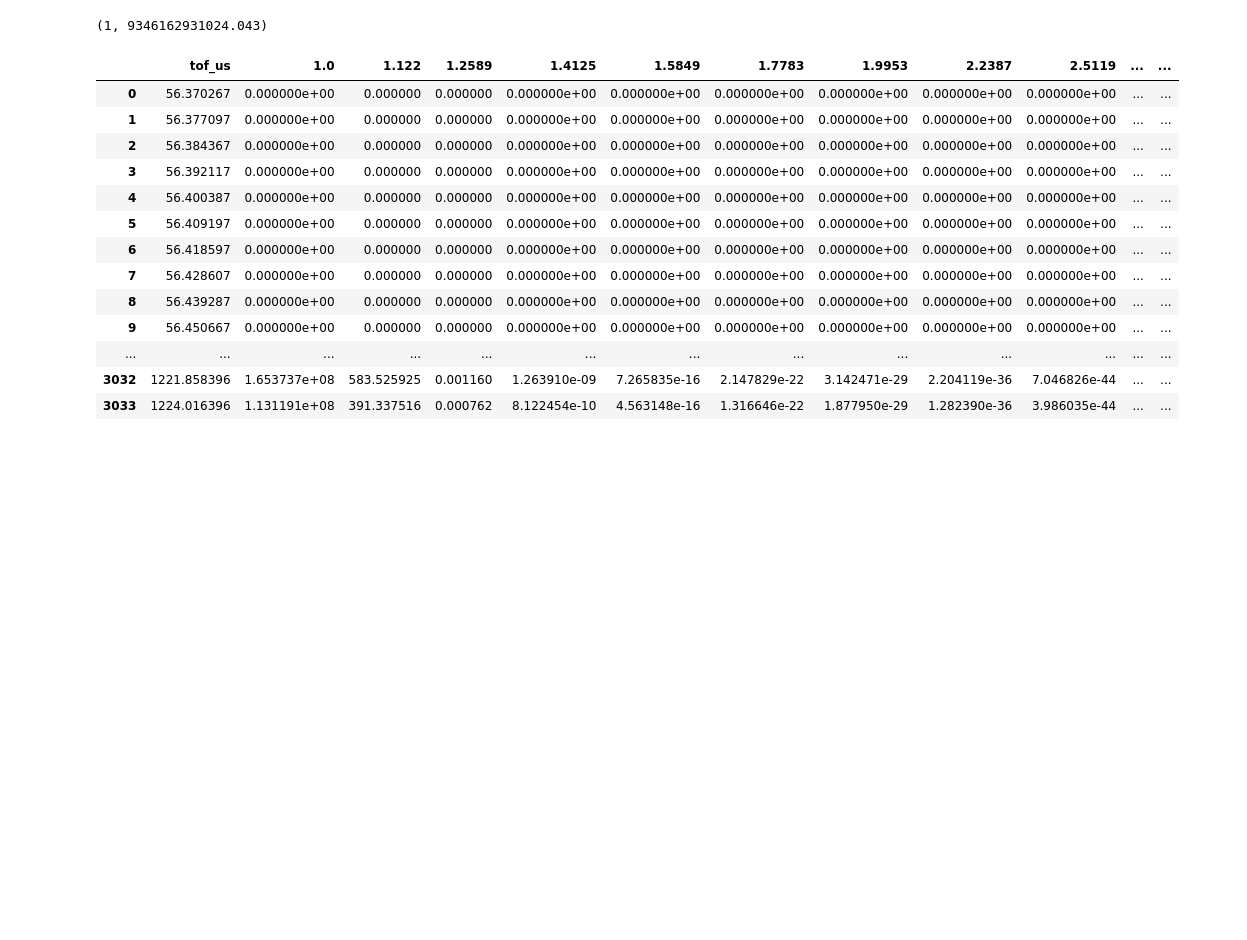
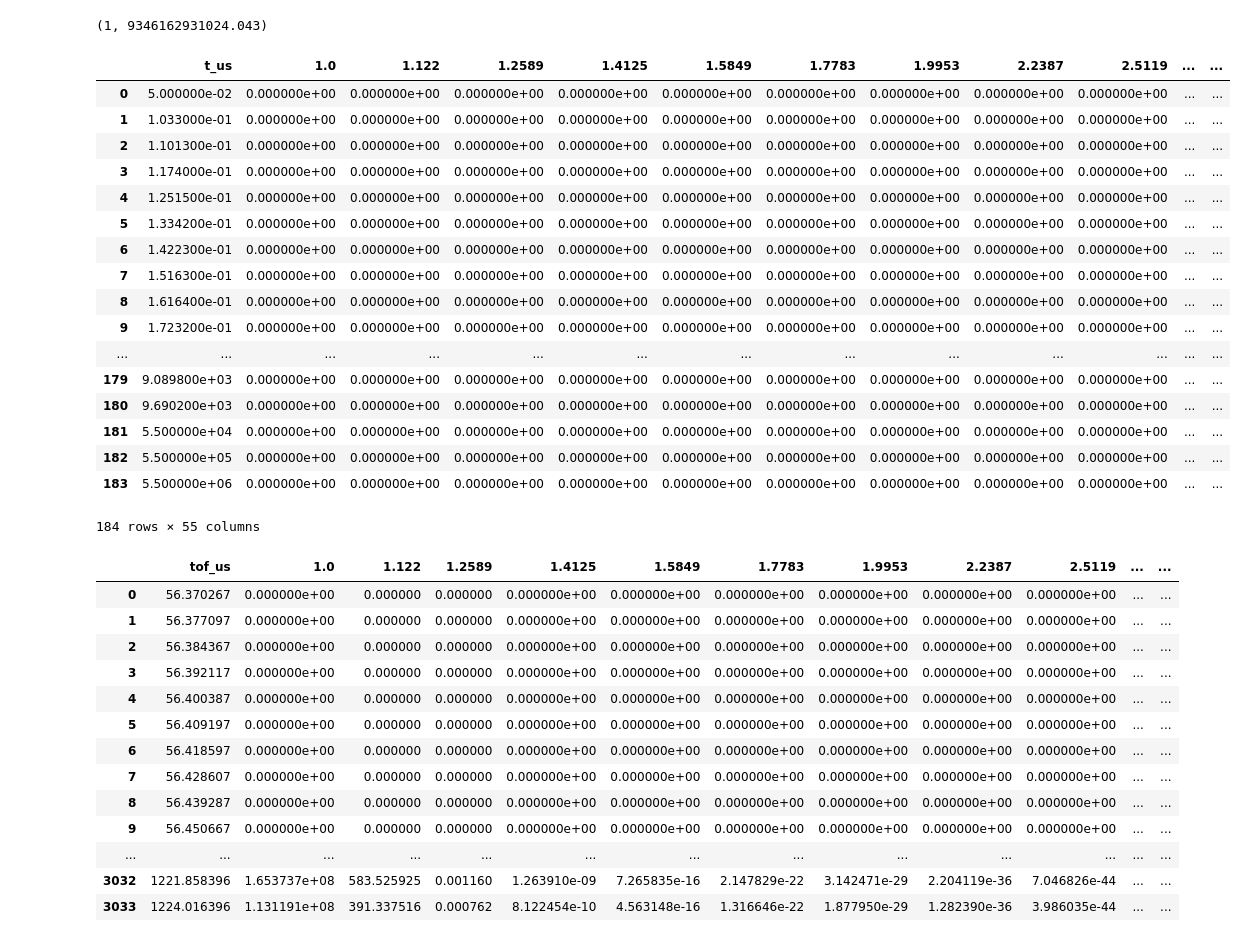
Before and after one commit to ornlneutronimaging/ResoFit, a Jupyter notebook: ResoFit/fit_neutron_pulse_shape-Copy2.ipynb, the cells around one changed output. Drawn from its saved outputs; the diff is of its cells as text; code cells hidden in the pictures; blank space fills up the shorter version.

```diff
--- a/ResoFit/fit_neutron_pulse_shape-Copy2.ipynb
+++ b/ResoFit/fit_neutron_pulse_shape-Copy2.ipynb
@@ -87,6 +100,27 @@ ax1.set_ylim(bottom=1)
 [interactive output not drawn]
 [interactive output not drawn]
 (1, 9346162931024.043)
+# %%
+neutron_pulse.shape_df_interp
+# %% [output]
+|  | t_us | 1.0 | 1.122 | 1.2589 | 1.4125 | 1.5849 | 1.7783 | 1.9953 | 2.2387 | 2.5119 | ... | ... |
+| 0 | 5.000000e-02 | 0.000000e+00 | 0.000000e+00 | 0.000000e+00 | 0.000000e+00 | 0.000000e+00 | 0.000000e+00 | 0.000000e+00 | 0.000000e+00 | 0.000000e+00 | ... | ... |
+| 1 | 1.033000e-01 | 0.000000e+00 | 0.000000e+00 | 0.000000e+00 | 0.000000e+00 | 0.000000e+00 | 0.000000e+00 | 0.000000e+00 | 0.000000e+00 | 0.000000e+00 | ... | ... |
+| 2 | 1.101300e-01 | 0.000000e+00 | 0.000000e+00 | 0.000000e+00 | 0.000000e+00 | 0.000000e+00 | 0.000000e+00 | 0.000000e+00 | 0.000000e+00 | 0.000000e+00 | ... | ... |
+| 3 | 1.174000e-01 | 0.000000e+00 | 0.000000e+00 | 0.000000e+00 | 0.000000e+00 | 0.000000e+00 | 0.000000e+00 | 0.000000e+00 | 0.000000e+00 | 0.000000e+00 | ... | ... |
+| 4 | 1.251500e-01 | 0.000000e+00 | 0.000000e+00 | 0.000000e+00 | 0.000000e+00 | 0.000000e+00 | 0.000000e+00 | 0.000000e+00 | 0.000000e+00 | 0.000000e+00 | ... | ... |
+| 5 | 1.334200e-01 | 0.000000e+00 | 0.000000e+00 | 0.000000e+00 | 0.000000e+00 | 0.000000e+00 | 0.000000e+00 | 0.000000e+00 | 0.000000e+00 | 0.000000e+00 | ... | ... |
+| 6 | 1.422300e-01 | 0.000000e+00 | 0.000000e+00 | 0.000000e+00 | 0.000000e+00 | 0.000000e+00 | 0.000000e+00 | 0.000000e+00 | 0.000000e+00 | 0.000000e+00 | ... | ... |
+| 7 | 1.516300e-01 | 0.000000e+00 | 0.000000e+00 | 0.000000e+00 | 0.000000e+00 | 0.000000e+00 | 0.000000e+00 | 0.000000e+00 | 0.000000e+00 | 0.000000e+00 | ... | ... |
+| 8 | 1.616400e-01 | 0.000000e+00 | 0.000000e+00 | 0.000000e+00 | 0.000000e+00 | 0.000000e+00 | 0.000000e+00 | 0.000000e+00 | 0.000000e+00 | 0.000000e+00 | ... | ... |
+| 9 | 1.723200e-01 | 0.000000e+00 | 0.000000e+00 | 0.000000e+00 | 0.000000e+00 | 0.000000e+00 | 0.000000e+00 | 0.000000e+00 | 0.000000e+00 | 0.000000e+00 | ... | ... |
+| ... | ... | ... | ... | ... | ... | ... | ... | ... | ... | ... | ... | ... |
+| 179 | 9.089800e+03 | 0.000000e+00 | 0.000000e+00 | 0.000000e+00 | 0.000000e+00 | 0.000000e+00 | 0.000000e+00 | 0.000000e+00 | 0.000000e+00 | 0.000000e+00 | ... | ... |
+| 180 | 9.690200e+03 | 0.000000e+00 | 0.000000e+00 | 0.000000e+00 | 0.000000e+00 | 0.000000e+00 | 0.000000e+00 | 0.000000e+00 | 0.000000e+00 | 0.000000e+00 | ... | ... |
+| 181 | 5.500000e+04 | 0.000000e+00 | 0.000000e+00 | 0.000000e+00 | 0.000000e+00 | 0.000000e+00 | 0.000000e+00 | 0.000000e+00 | 0.000000e+00 | 0.000000e+00 | ... | ... |
+| 182 | 5.500000e+05 | 0.000000e+00 | 0.000000e+00 | 0.000000e+00 | 0.000000e+00 | 0.000000e+00 | 0.000000e+00 | 0.000000e+00 | 0.000000e+00 | 0.000000e+00 | ... | ... |
+| 183 | 5.500000e+06 | 0.000000e+00 | 0.000000e+00 | 0.000000e+00 | 0.000000e+00 | 0.000000e+00 | 0.000000e+00 | 0.000000e+00 | 0.000000e+00 | 0.000000e+00 | ... | ... |
+184 rows × 55 columns
 # %%
 neutron_pulse.shape_tof_df_interp
 # %% [output]
```
Also changed, not shown: parts of 11 cells of this notebook, 15 other files.
